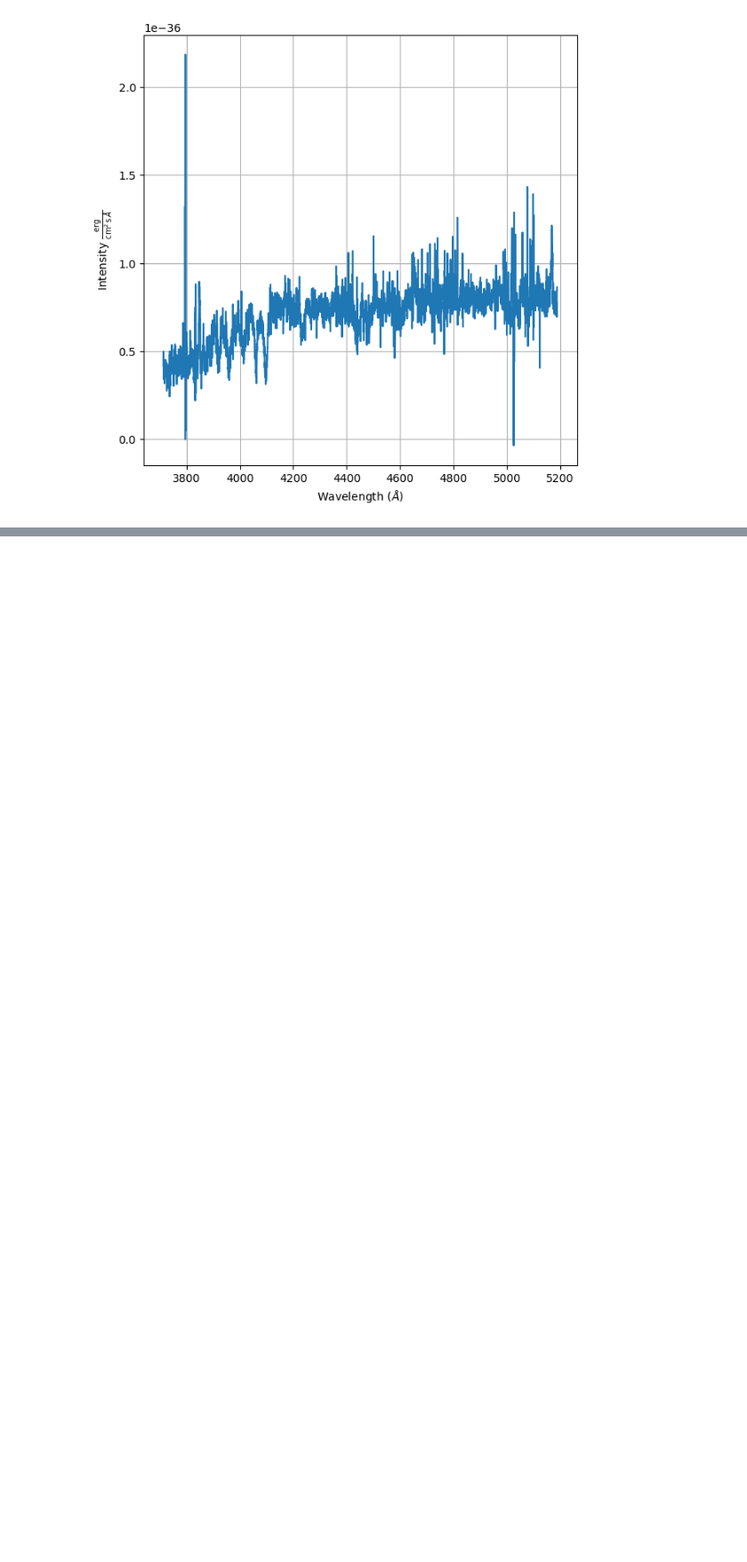
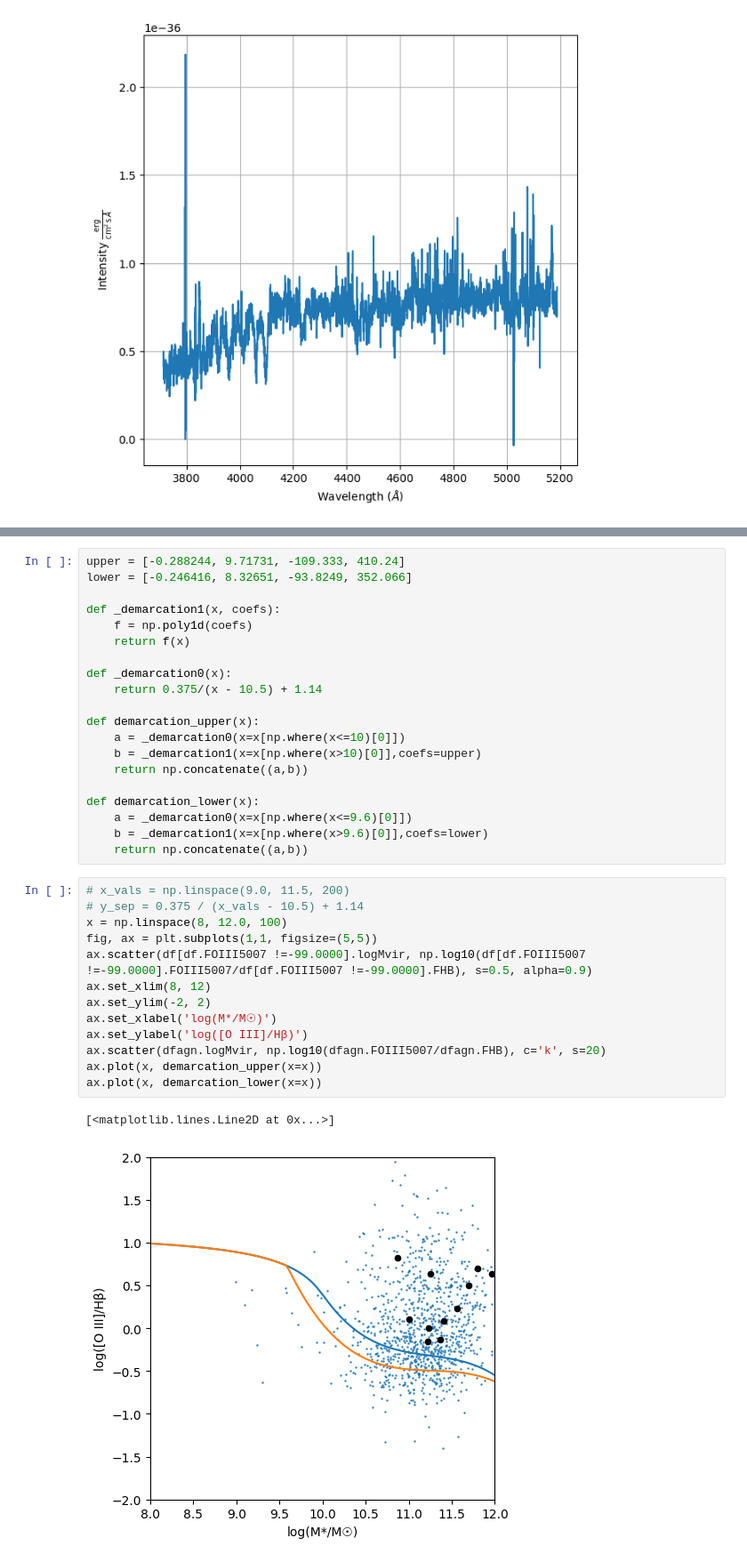
Before and after one commit to FeD7791/astrofisica_general_tp2, a Jupyter notebook: tp_2/analisis_espectros.ipynb, the cells around one changed output, grey strips where cells are left out. Shown: that part at 89% size. Drawn from its saved outputs; the diff is of its cells as text; blank space fills up the shorter version.

```diff
--- a/tp_2/analisis_espectros.ipynb
+++ b/tp_2/analisis_espectros.ipynb
@@ -36,0 +72,36 @@ spec2.plot
+# %%
+upper = [-0.288244, 9.71731, -109.333, 410.24]
+lower = [-0.246416, 8.32651, -93.8249, 352.066]
+
+def _demarcation1(x, coefs):
+    f = np.poly1d(coefs)
+    return f(x)
+
+def _demarcation0(x):
+    return 0.375/(x - 10.5) + 1.14
+
+def demarcation_upper(x):
+    a = _demarcation0(x=x[np.where(x<=10)[0]])
+    b = _demarcation1(x=x[np.where(x>10)[0]],coefs=upper)
+    return np.concatenate((a,b))
+
+def demarcation_lower(x):
+    a = _demarcation0(x=x[np.where(x<=9.6)[0]])
+    b = _demarcation1(x=x[np.where(x>9.6)[0]],coefs=lower)
+    return np.concatenate((a,b))
+# %%
+# x_vals = np.linspace(9.0, 11.5, 200)
+# y_sep = 0.375 / (x_vals - 10.5) + 1.14
+x = np.linspace(8, 12.0, 100)
+fig, ax = plt.subplots(1,1, figsize=(5,5))
+ax.scatter(df[df.FOIII5007 !=-99.0000].logMvir, np.log10(df[df.FOIII5007 !=-99.0000].FOIII5007/df[df.FOIII5007 !=-99.0000].FHB), s=0.5, alpha=0.9)
+ax.set_xlim(8, 12)
+ax.set_ylim(-2, 2)
+ax.set_xlabel('log(M*/M☉)')
+ax.set_ylabel('log([O III]/Hβ)')
+ax.scatter(dfagn.logMvir, np.log10(dfagn.FOIII5007/dfagn.FHB), c='k', s=20)
+ax.plot(x, demarcation_upper(x=x))
+ax.plot(x, demarcation_lower(x=x))
+# %% [output]
+[<matplotlib.lines.Line2D at 0x...>]
+[figure, added]
```
Also changed, not shown: parts of 19 cells of this notebook, 3 other files.
